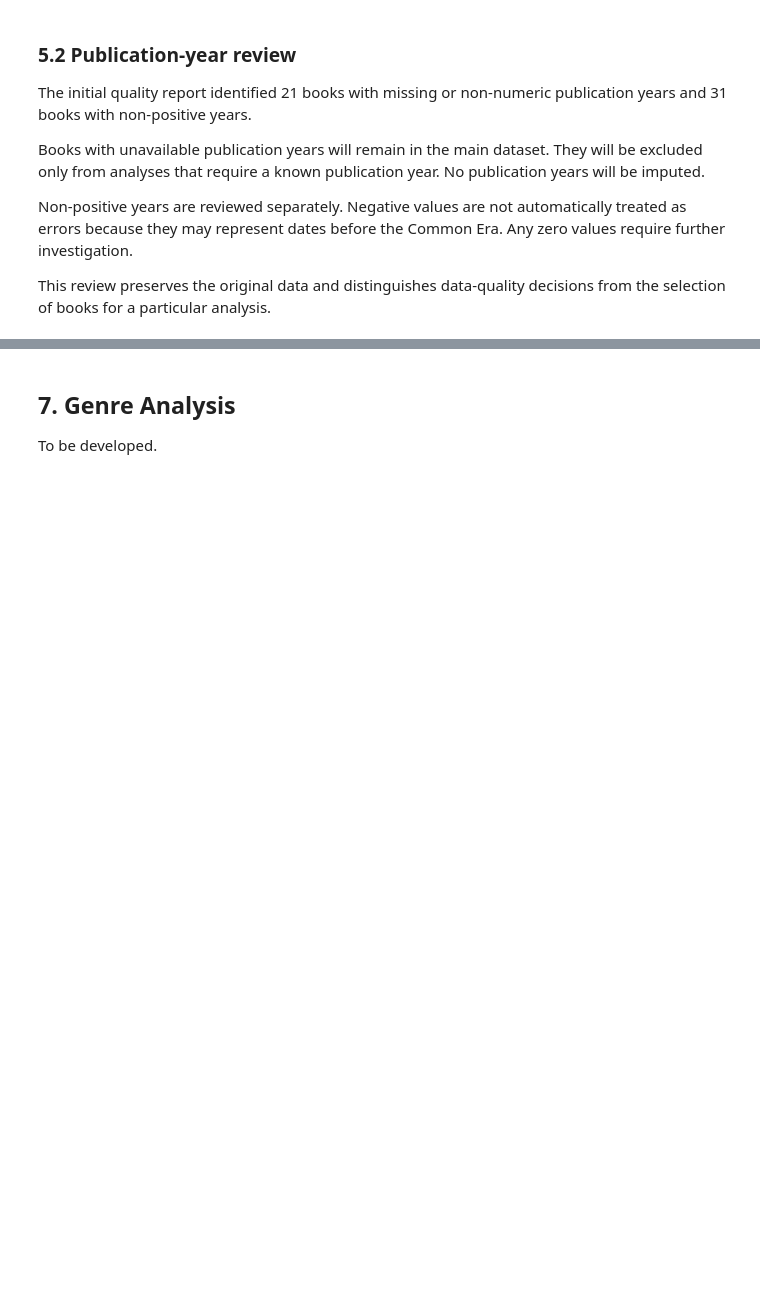
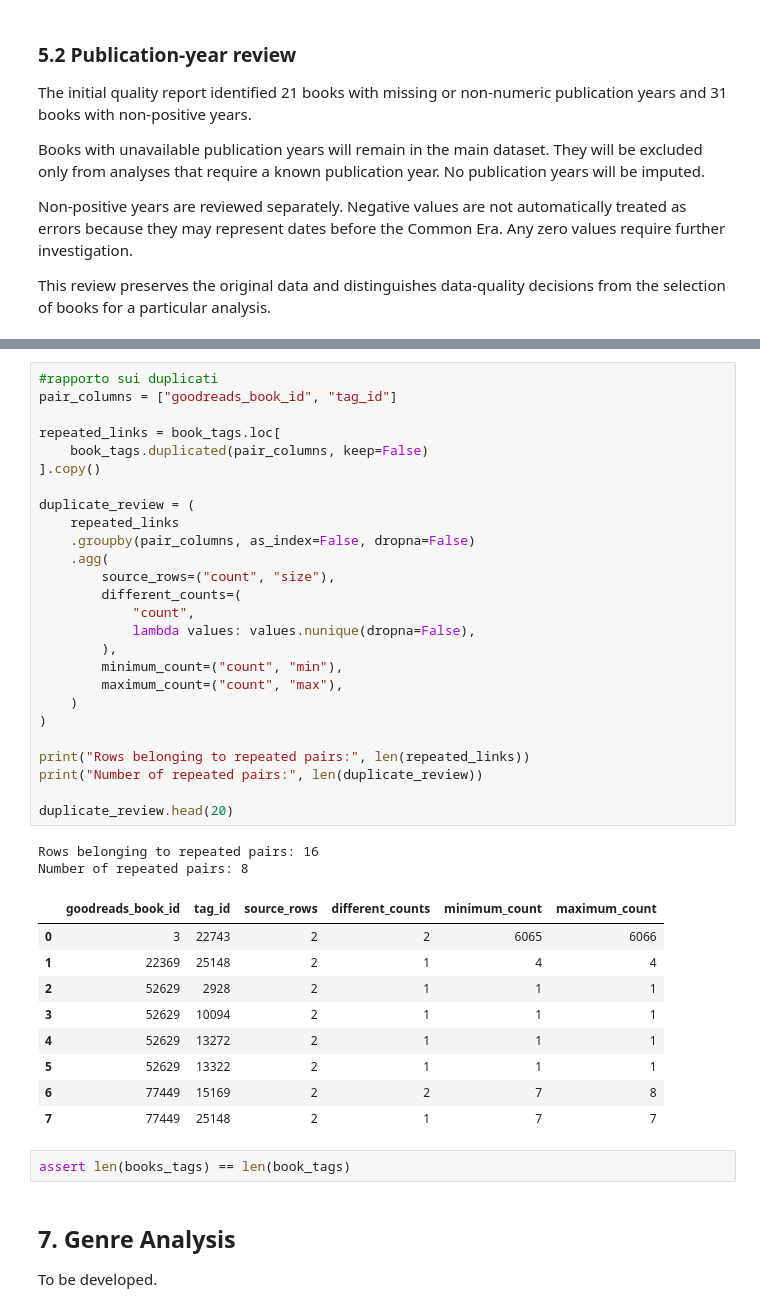
Before and after one commit to sofiagolla04/page-turners, a Jupyter notebook: page_turners_analysis.ipynb, the cells around one changed output, grey strips where cells are left out. Drawn from its saved outputs; the diff is of its cells as text; blank space fills up the shorter version.

```diff
--- a/page_turners_analysis.ipynb
+++ b/page_turners_analysis.ipynb
@@ -345,3 +512,43 @@ books_clean[
+# %%
+#rapporto sui duplicati
+pair_columns = ["goodreads_book_id", "tag_id"]
+
+repeated_links = book_tags.loc[
+    book_tags.duplicated(pair_columns, keep=False)
+].copy()
+
+duplicate_review = (
+    repeated_links
+    .groupby(pair_columns, as_index=False, dropna=False)
+    .agg(
+        source_rows=("count", "size"),
+        different_counts=(
+            "count",
+            lambda values: values.nunique(dropna=False),
+        ),
+        minimum_count=("count", "min"),
+        maximum_count=("count", "max"),
+    )
+)
+
+print("Rows belonging to repeated pairs:", len(repeated_links))
+print("Number of repeated pairs:", len(duplicate_review))
+
+duplicate_review.head(20)
+# %% [output]
+Rows belonging to repeated pairs: 16
+Number of repeated pairs: 8
+|  | goodreads_book_id | tag_id | source_rows | different_counts | minimum_count | maximum_count |
+| 0 | 3 | 22743 | 2 | 2 | 6065 | 6066 |
+| 1 | 22369 | 25148 | 2 | 1 | 4 | 4 |
+| 2 | 52629 | 2928 | 2 | 1 | 1 | 1 |
+| 3 | 52629 | 10094 | 2 | 1 | 1 | 1 |
+| 4 | 52629 | 13272 | 2 | 1 | 1 | 1 |
+| 5 | 52629 | 13322 | 2 | 1 | 1 | 1 |
+| 6 | 77449 | 15169 | 2 | 2 | 7 | 8 |
+| 7 | 77449 | 25148 | 2 | 1 | 7 | 7 |
+# %%
+assert len(books_tags) == len(book_tags)
 # %% [markdown]
 ## 7. Genre Analysis
 
```
Also changed, not shown: parts of 7 cells of this notebook, 1 other file.
